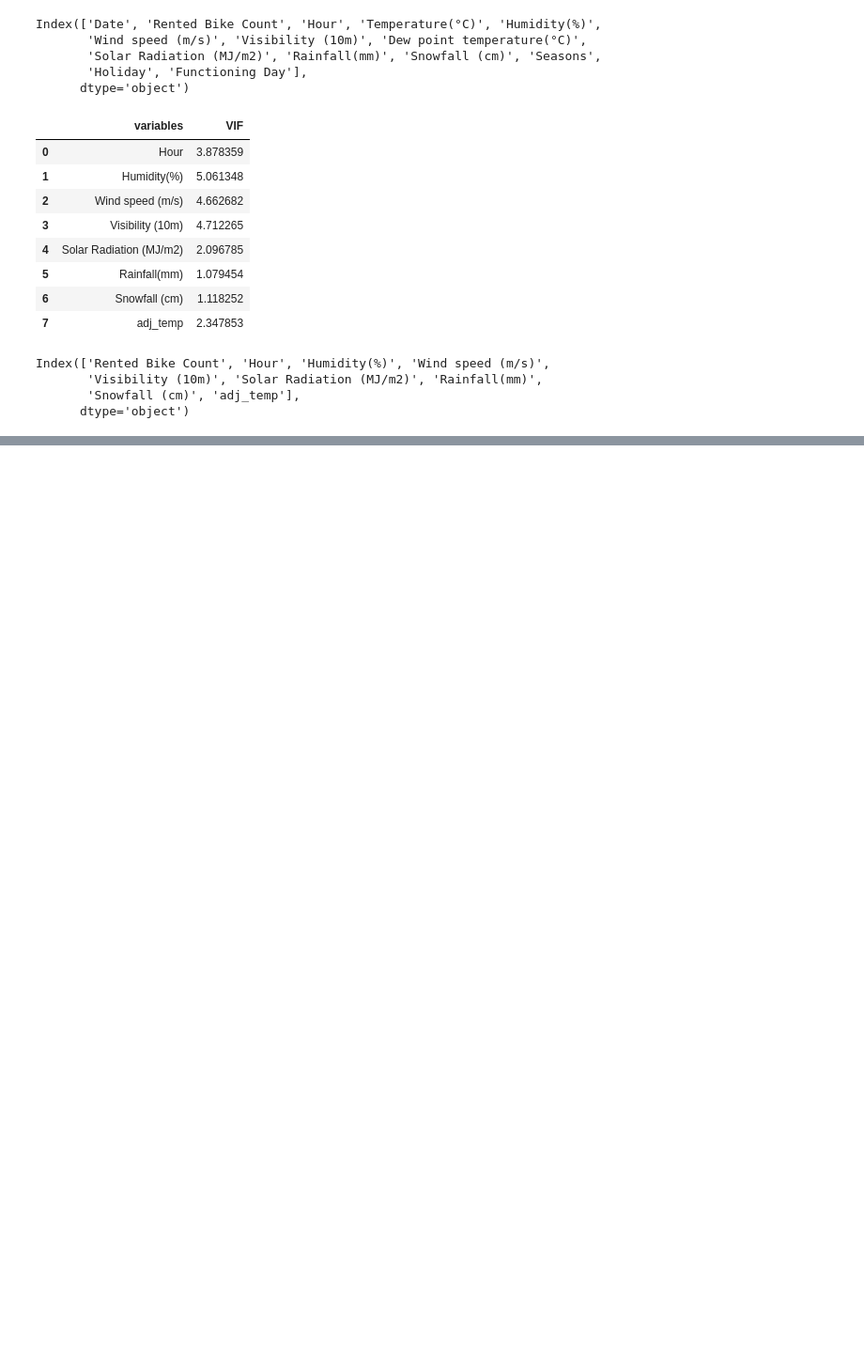
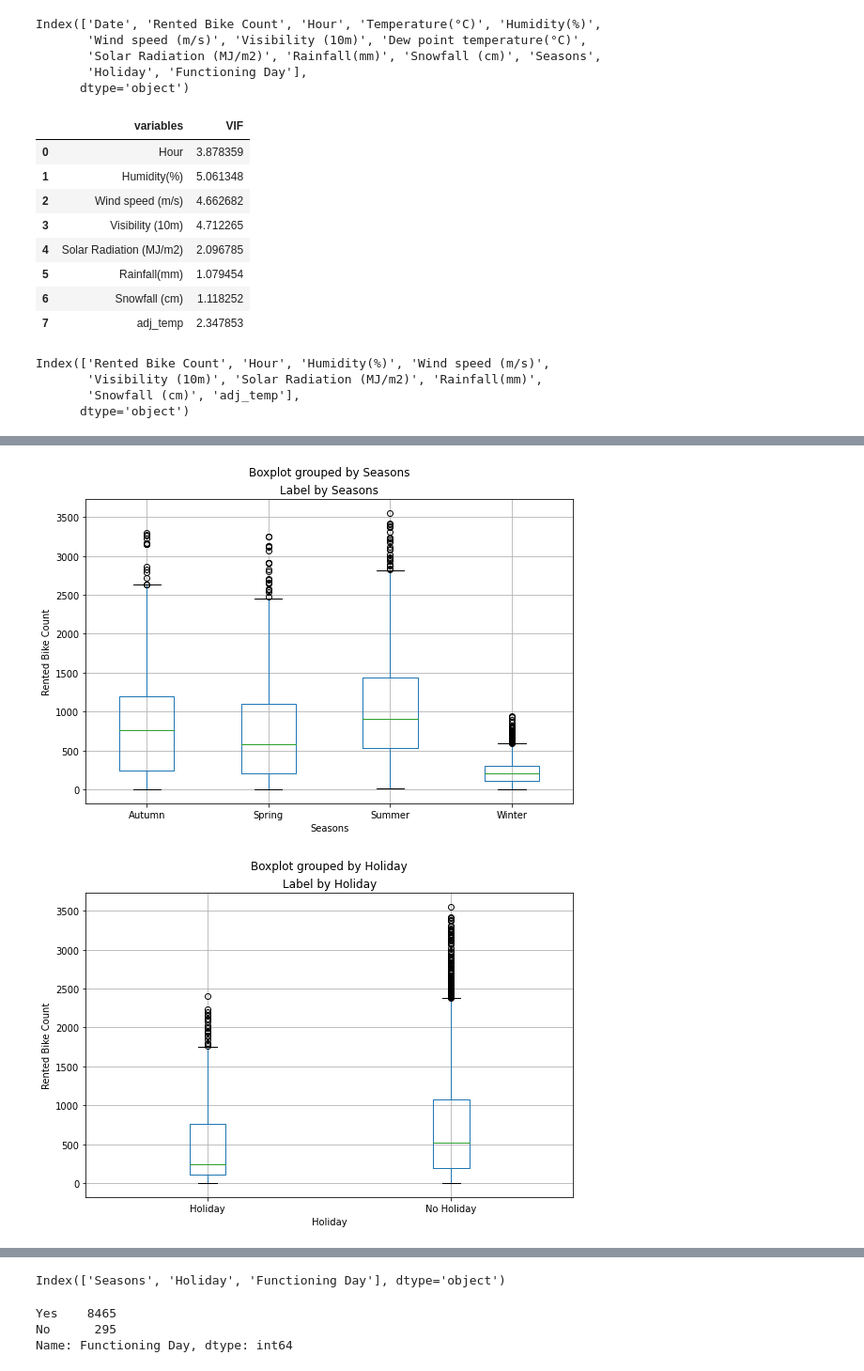
Before and after one commit to guptaprateek98/capstone_bike_sharing, a Jupyter notebook: Bike_Sharing_Demand_Prediction_Capstone_Project_(prateek).ipynb, the cells around one changed output, grey strips where cells are left out. Shown at 94% size. Cells and saved outputs as stored; diff of their text form; code cells hidden in the pictures; blank space fills up the shorter version.

```diff
--- a/Bike_Sharing_Demand_Prediction_Capstone_Project_(prateek).ipynb
+++ b/Bike_Sharing_Demand_Prediction_Capstone_Project_(prateek).ipynb
@@ -355,0 +384,11 @@ Index(['Rented Bike Count', 'Hour', 'Humidity(%)', 'Wind speed (m/s)',
+# %%
+for col in categorical_features:
+    fig = plt.figure(figsize=(9, 6))
+    ax = fig.gca()
+    ds.boxplot(column = 'Rented Bike Count', by = col, ax = ax)
+    ax.set_title('Label by ' + col)
+    ax.set_ylabel("Rented Bike Count")
+plt.show()
+# %% [output]
+[figure, added]
+[figure, added]
@@ -355,0 +396,10 @@ Index(['Rented Bike Count', 'Hour', 'Humidity(%)', 'Wind speed (m/s)',
+# %%
+categorical_features
+# %% [output]
+Index(['Seasons', 'Holiday', 'Functioning Day'], dtype='object')
+# %%
+ds['Functioning Day'].value_counts()
+# %% [output]
+Yes    8465
+No      295
+Name: Functioning Day, dtype: int64
```
Also changed, not shown: parts of 10 cells of this notebook.
